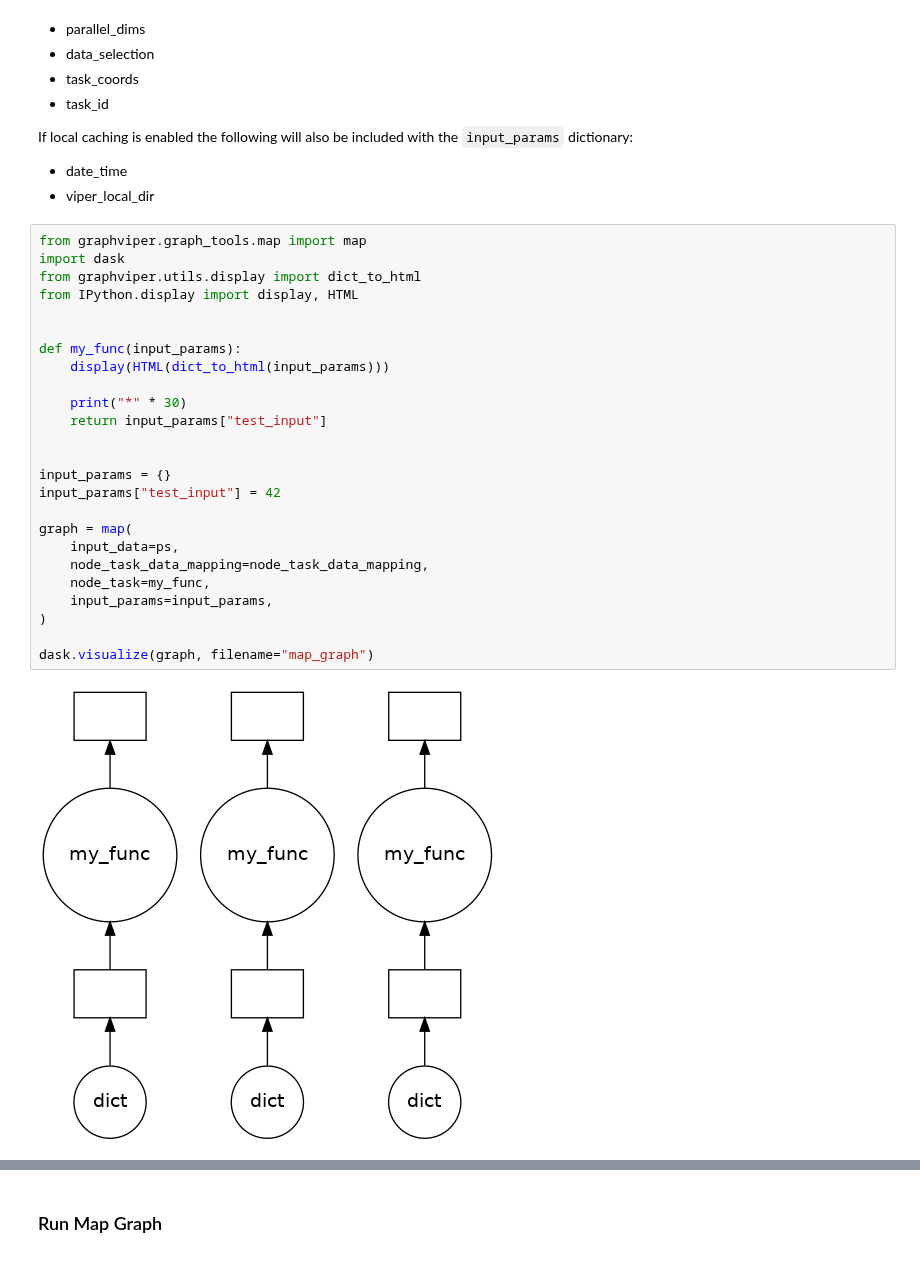
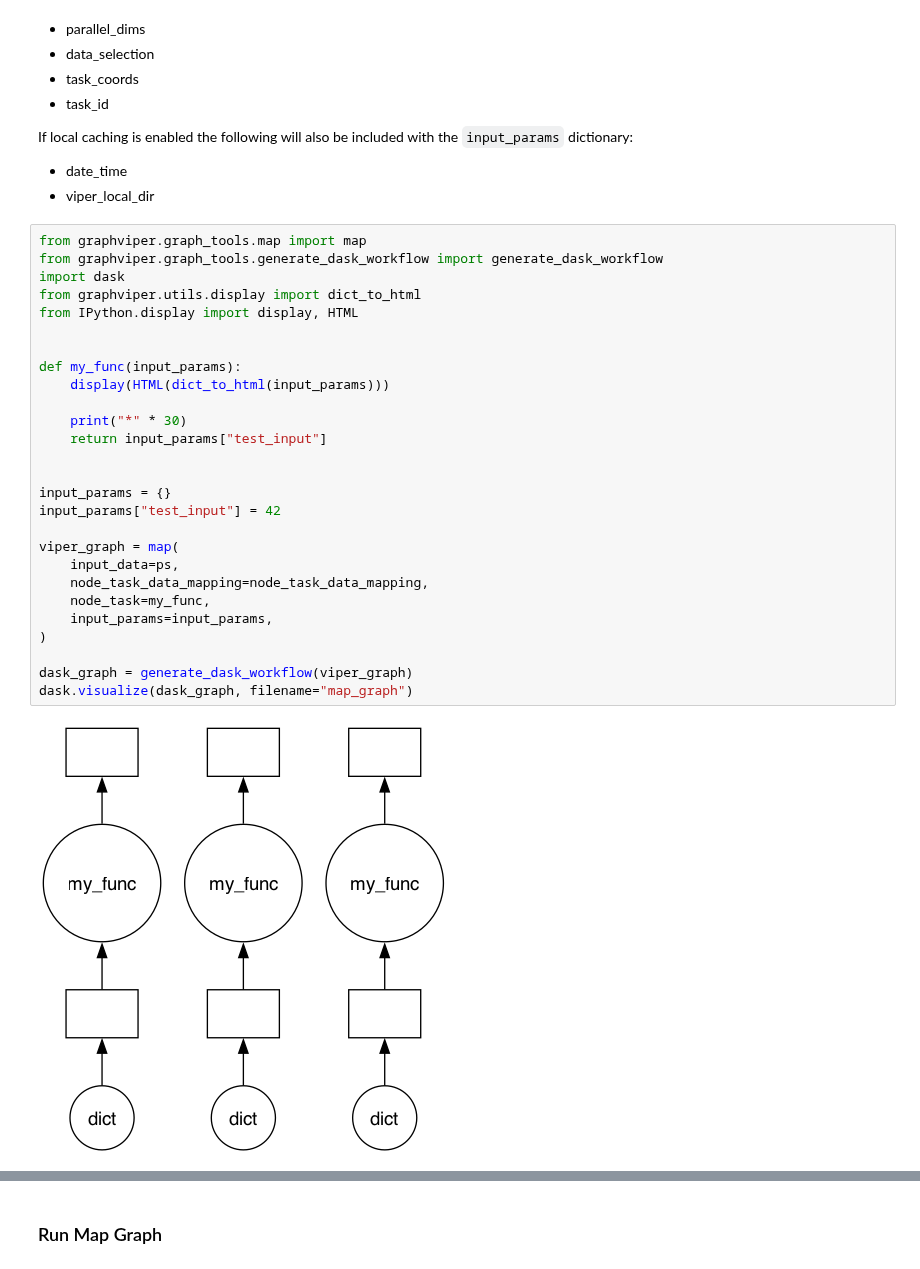
Before and after one commit to casangi/graphviper, a Jupyter notebook: docs/graph_building_tutorial.ipynb, the cells around one changed output, grey strips where cells are left out. Drawn from its saved outputs; the diff is of its cells as text.

Commit message:
Split dask graph creation from map,reduce functions into generate_dask_workflow.

```diff
--- a/docs/graph_building_tutorial.ipynb
+++ b/docs/graph_building_tutorial.ipynb
@@ -370,29 +330,31 @@ If local caching is enabled the following will also be included with the `input_
 - viper_local_dir
 # %%
 from graphviper.graph_tools.map import map
+from graphviper.graph_tools.generate_dask_workflow import generate_dask_workflow
 import dask
 from graphviper.utils.display import dict_to_html
 from IPython.display import display, HTML
 
 
 def my_func(input_params):
     display(HTML(dict_to_html(input_params)))
 
     print("*" * 30)
     return input_params["test_input"]
 
 
 input_params = {}
 input_params["test_input"] = 42
 
-graph = map(
+viper_graph = map(
     input_data=ps,
     node_task_data_mapping=node_task_data_mapping,
     node_task=my_func,
     input_params=input_params,
 )
 
-dask.visualize(graph, filename="map_graph")
+dask_graph = generate_dask_workflow(viper_graph)
+dask.visualize(dask_graph, filename="map_graph")
 # %% [output]
-[figure, old version]
+[figure, new version]
 # %%
```
Also changed, not shown: parts of 22 cells of this notebook, 3 other files.
